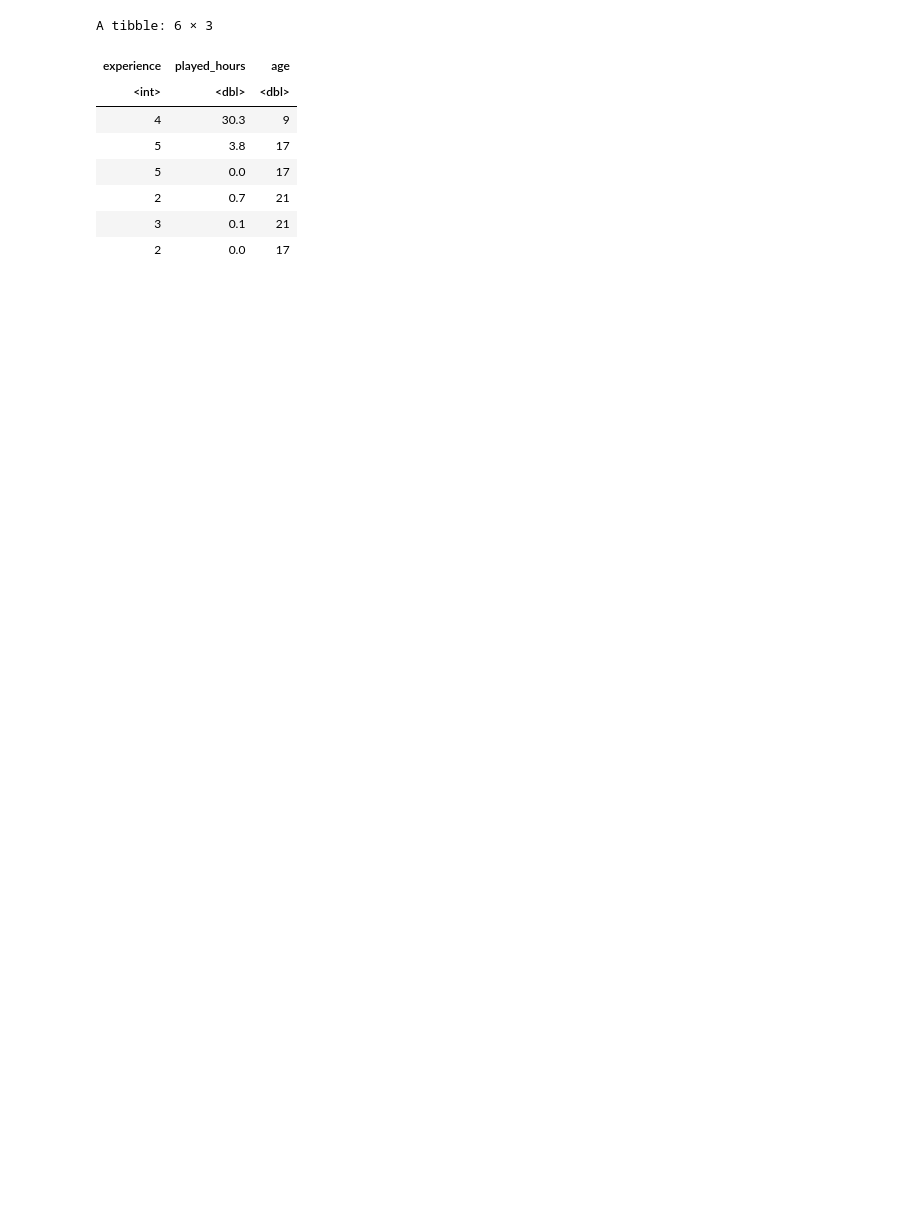
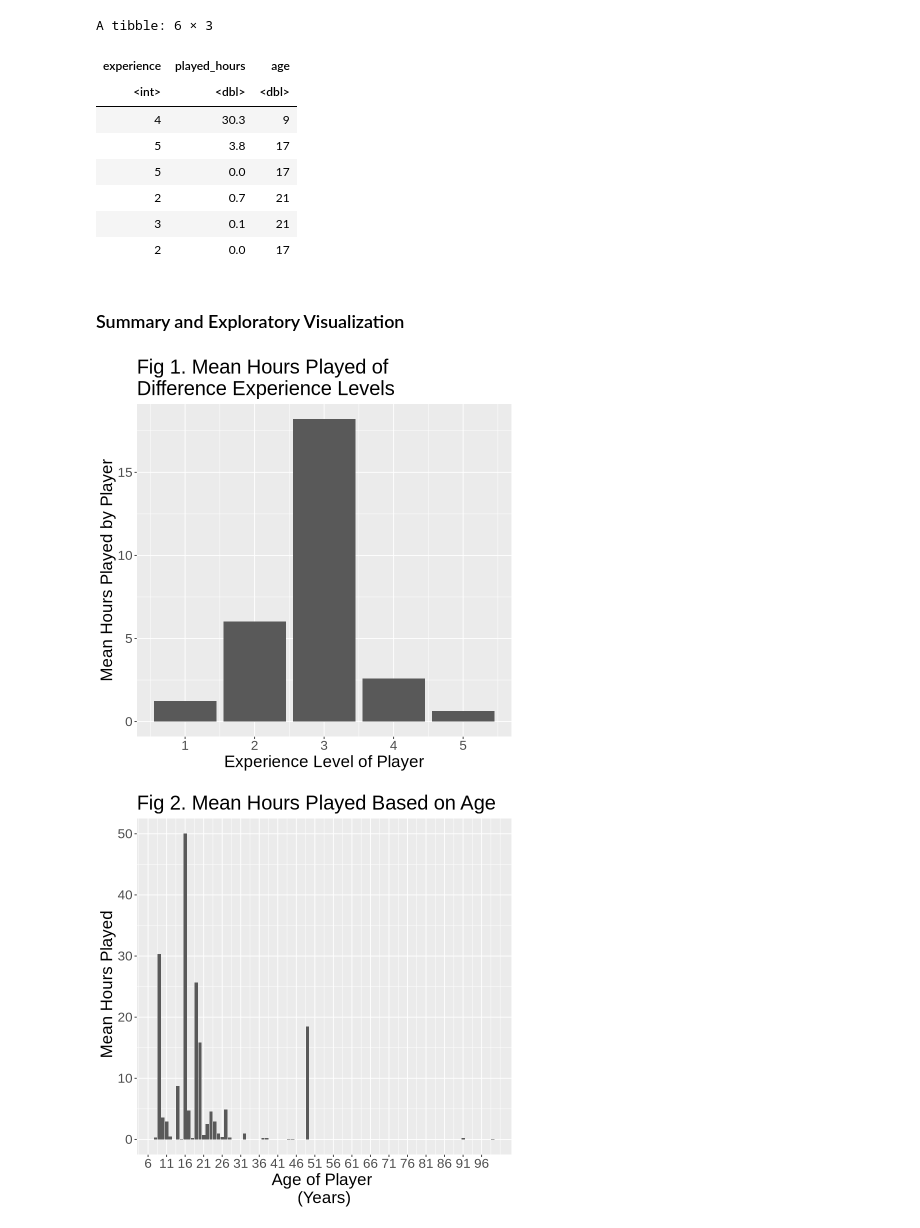
Before and after one commit to 04thvs/dsci100_39, a Jupyter notebook: code.ipynb, the cells around one changed output. Drawn from its saved outputs; the diff is of its cells as text; code cells hidden in the pictures; blank space fills up the shorter version.

Commit message:
Added Summary and Exploratory Visualization

```diff
--- a/code.ipynb
+++ b/code.ipynb
@@ -43,7 +43,7 @@ A tibble: 6 × 9
 | Regular | TRUE | 7dc01f10bf20671ecfccdac23812b1b41... | 0.1 | Kylie | Male | 21 | NA | NA |
 | Amateur | TRUE | f58aad5996a435f16b0284a3b267f973f... | 0.0 | Adrian | Female | 17 | NA | NA |
 # %%
-players <- players |>
+players_tidy <- players |>
 mutate(experience = factor(experience, levels = c("Beginner", "Amateur", "Regular", "Pro", "Veteran")) |>
        unclass()) |>
 select(experience, played_hours, age)
@@ -71,31 +61,36 @@ step_scale(all_predictors())
+# %% [markdown]
+### Summary and Exploratory Visualization
 # %%
 #graphing the amount of mean hours played by the different experience leveled players
 exp_hours_mean<-players|>
 group_by(experience)|>
 summarize(mean_exp = mean(played_hours))
 
 players_h_vs_exp<- exp_hours_mean|>
                    ggplot(aes(x = experience, y = mean_exp))+
-                   ggtitle("The Experience Level of Player versus \n the Mean Amount of Hours Played")+
+                   ggtitle("Fig 1. Mean Hours Played of \nDifference Experience Levels")+
                    geom_bar(stat = "identity")+
-                   labs( x = "experience level of player", y = " mean hours played by player")+
+                   labs( x = "Experience Level of Player", y = "Mean Hours Played by Player") +
                    theme(text = element_text(size = 20))
 players_h_vs_exp
 
 
 #graphing the amount of mean hours played by the different aged players
 
 age_hours_mean<-players|>
 group_by(age)|>
 summarize(mean_age = mean(played_hours))
 
 players_h_vs_age<- age_hours_mean|>
                    ggplot(aes(x = age, y = mean_age))+
-                   ggtitle("The Ages of Player versus \n the Mean Amount of Hours Played")+
+                   ggtitle("Fig 2. Mean Hours Played Based on Age")+
                    geom_bar(stat = "identity")+
-                   labs( x = "age of player (years)", y = " mean hours played by player")+
+                   labs( x = "Age of Player \n(Years)", y = " Mean Hours Played")+
                    theme(text = element_text(size = 20))+
                    scale_x_continuous(breaks = seq(1,100, by = 5))
 players_h_vs_age
 
 #graphing the amount of mean hours played by the different gendered players
+# %% [output]
+[figure, added]
+[figure, added]
```
Also changed, not shown: parts of 3 cells of this notebook.
